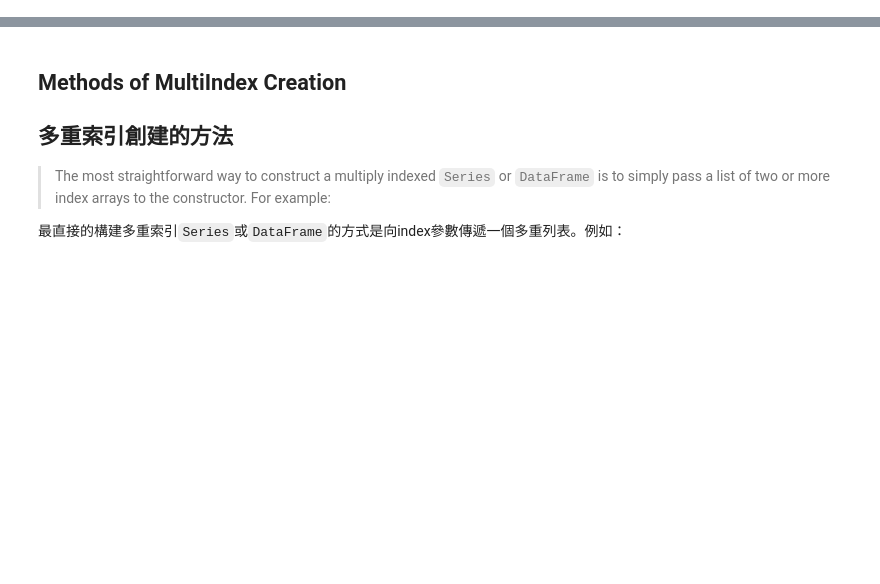
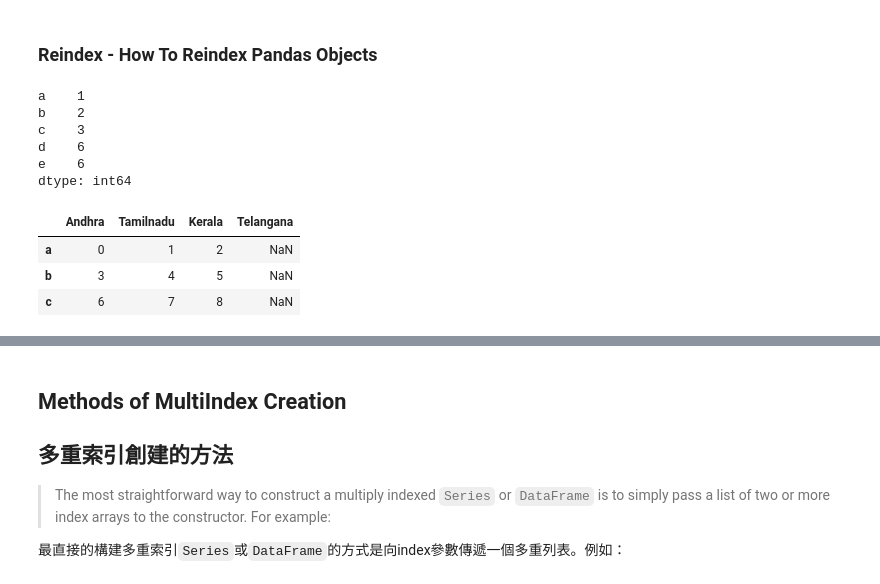
Before and after one commit to juck30808/juck30808, a Jupyter notebook: 03.03-Hierarchical-Indexing.ipynb, the cells around one changed output, grey strips where cells are left out. Cells and saved outputs as stored; diff of their text form; code cells hidden in the pictures; blank space fills up the shorter version.

```diff
--- a/03.03-Hierarchical-Indexing.ipynb
+++ b/03.03-Hierarchical-Indexing.ipynb
@@ -163,0 +94,21 @@ f_u18.unstack()
+# %% [markdown]
+### Reindex - How To Reindex Pandas Objects
+# %%
+ob = pd.Series([1, 2, 3, 6], index=['a', 'b', 'c', 'd'])
+ob.reindex(index=['a', 'b', 'c', 'd', 'e'], method = 'ffill')   #NaN -> float
+# %% [output]
+a    1
+b    2
+c    3
+d    6
+e    6
+dtype: int64
+# %%
+ob3 = pd.DataFrame(np.arange(9).reshape((3, 3)), index=['a', 'b', 'c'], columns=['Andhra', 'Tamilnadu', 'Kerala'])
+ob3.reindex(index=['a', 'b', 'c', 'd'])
+ob3.reindex(columns=['Andhra', 'Tamilnadu', 'Kerala', 'Telangana'])
+# %% [output]
+|  | Andhra | Tamilnadu | Kerala | Telangana |
+| a | 0 | 1 | 2 | NaN |
+| b | 3 | 4 | 5 | NaN |
+| c | 6 | 7 | 8 | NaN |
```
Also changed, not shown: parts of 82 cells of this notebook, 5 other files.
